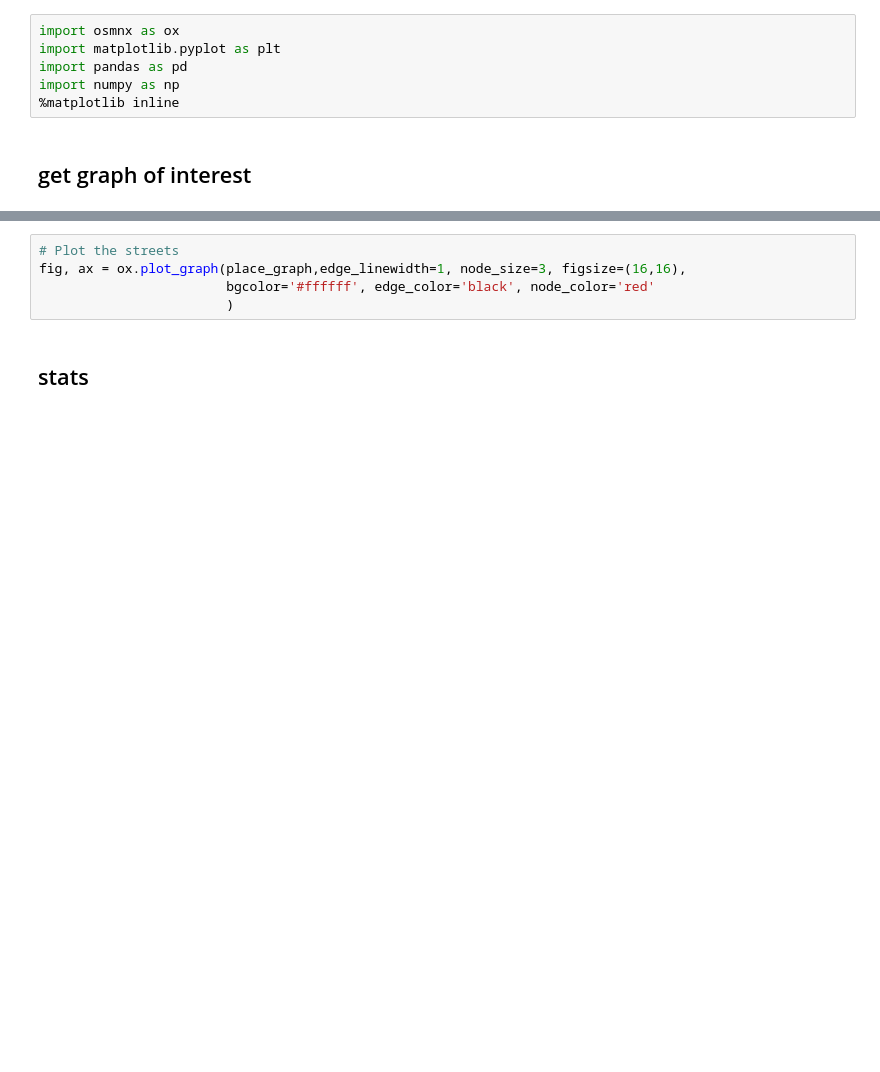
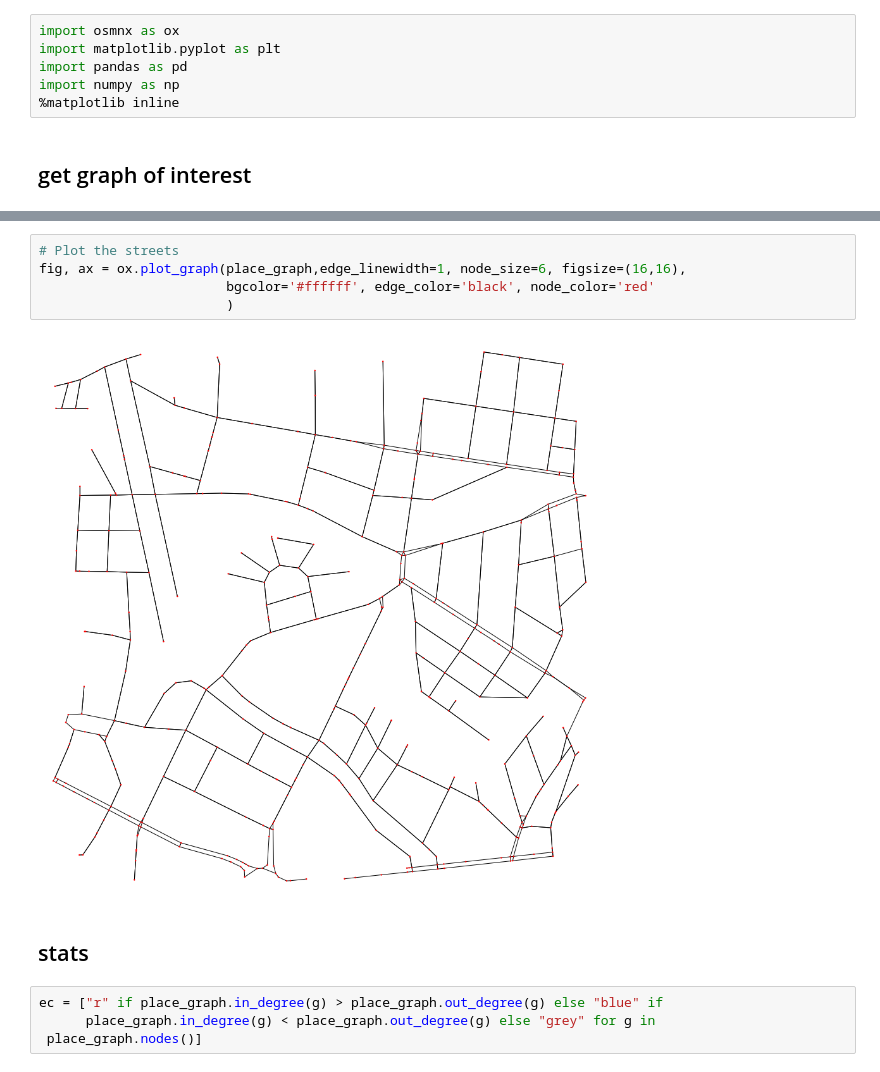
Before and after one commit to timonpalm/streetCover, a Jupyter notebook: streetCover.ipynb, the cells around one changed output, grey strips where cells are left out. Drawn from its saved outputs; the diff is of its cells as text; blank space fills up the shorter version.

```diff
--- a/streetCover.ipynb
+++ b/streetCover.ipynb
@@ -31,7 +39,13 @@ place_graph = ox.utils_graph.get_largest_component(place_graph)
 # %%
 # Plot the streets
-fig, ax = ox.plot_graph(place_graph,edge_linewidth=1, node_size=3, figsize=(16,16),
+fig, ax = ox.plot_graph(place_graph,edge_linewidth=1, node_size=6, figsize=(16,16),
                         bgcolor='#ffffff', edge_color='black', node_color='red'
                         )
+# %% [output]
+[figure, added]
 # %% [markdown]
 ## stats
+# %%
+ec = ["r" if place_graph.in_degree(g) > place_graph.out_degree(g) else "blue" if
+      place_graph.in_degree(g) < place_graph.out_degree(g) else "grey" for g in
+ place_graph.nodes()]
```
Also changed, not shown: parts of 11 cells of this notebook, 1 other file.
